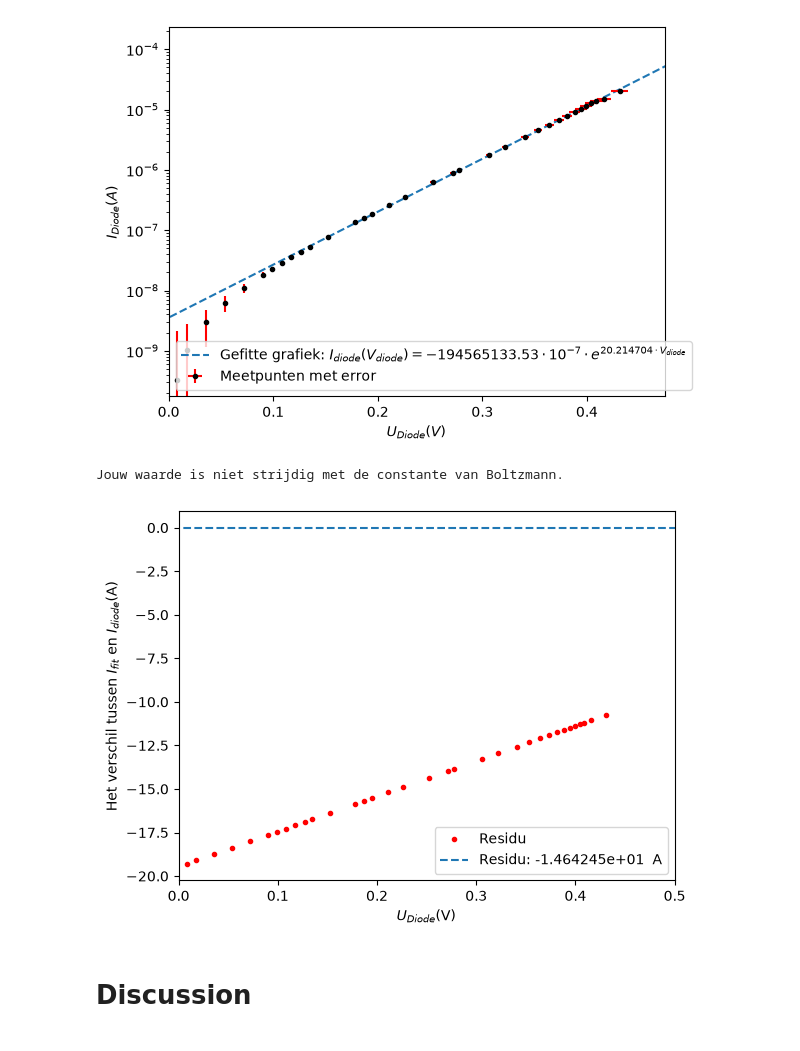
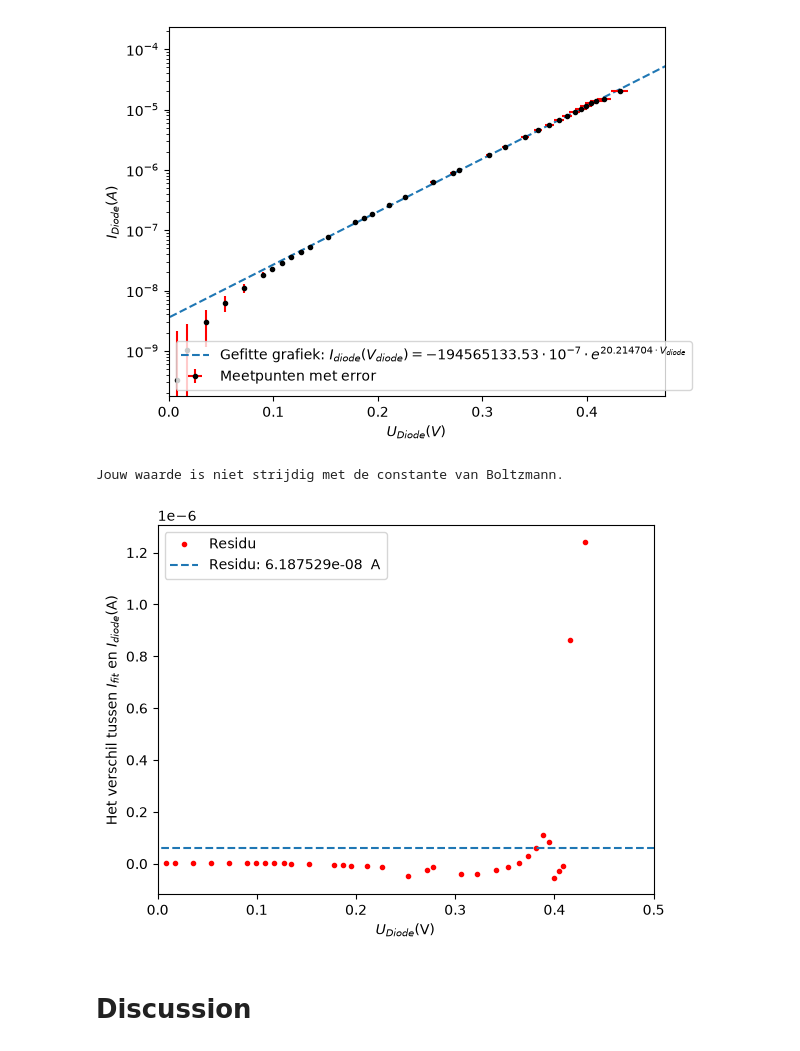
Before and after one commit to KoenHeide1/IP2-Thermo-, a Jupyter notebook: Labjournaal voor IP2/Na aanpassing van Ubron.ipynb, the cells around one changed output. Saved outputs shown, nothing was run; the diff lists cells and outputs as text; code cells hidden in the pictures.

```diff
--- a/Labjournaal voor IP2/Na aanpassing van Ubron.ipynb
+++ b/Labjournaal voor IP2/Na aanpassing van Ubron.ipynb
@@ -169,33 +168,33 @@ De werkelijke constante is 1.380649e-23 J/K
 [figure]
 # %%
 #Residual
-Waardes= functie(U_D,values[0],values[1])
+Waardes= np.e**functie(U_D,values[0],values[1])
 Residual =Waardes-I_D
 Residu_gem=np.mean(Residual)
 
 #een plot maken van de residu
 lijnx=np.array([-1,0.60])
-lijny=np.e**np.array([Residu_gem,Residu_gem])
+lijny=np.array([Residu_gem,Residu_gem])
 plt.plot(U_D,Residual, 'r.', label ='Residu')
 plt.xlabel('$U_{Diode}(\\mathrm{V})$')
 plt.ylabel('Het verschil tussen $I_{fit}$ en $I_{diode}( \\mathrm{A}$)')
 plt.plot(lijnx,lijny,'--',label = 'Residu: %e $\\; \\mathrm{A}$'%(Residu_gem))
 plt.xlim(0,0.5)
 plt.legend(loc='best')
 plt.figure
 
 #Strijdigheidsanalyse
 Onzekerheid_echte_k_B=0
 if abs(K_B-k_B)>=2*np.sqrt(Onzekerheid_k_B**2+Onzekerheid_echte_k_B**2):
     print('Jouw waarde is strijdig met de constante van Boltzmann')
 else:
     print('Jouw waarde is niet strijdig met de constante van Boltzmann.')
 
 #Opslaan grafiek
 plt.savefig("Residual.png", dpi=400, bbox_inches="tight")
 # %% [output]
 Jouw waarde is niet strijdig met de constante van Boltzmann.
-[figure, old version]
+[figure, new version]
 # %% [markdown]
 # Discussion
 # %% [markdown]
```
Also changed, not shown: parts of 2 cells of this notebook.
